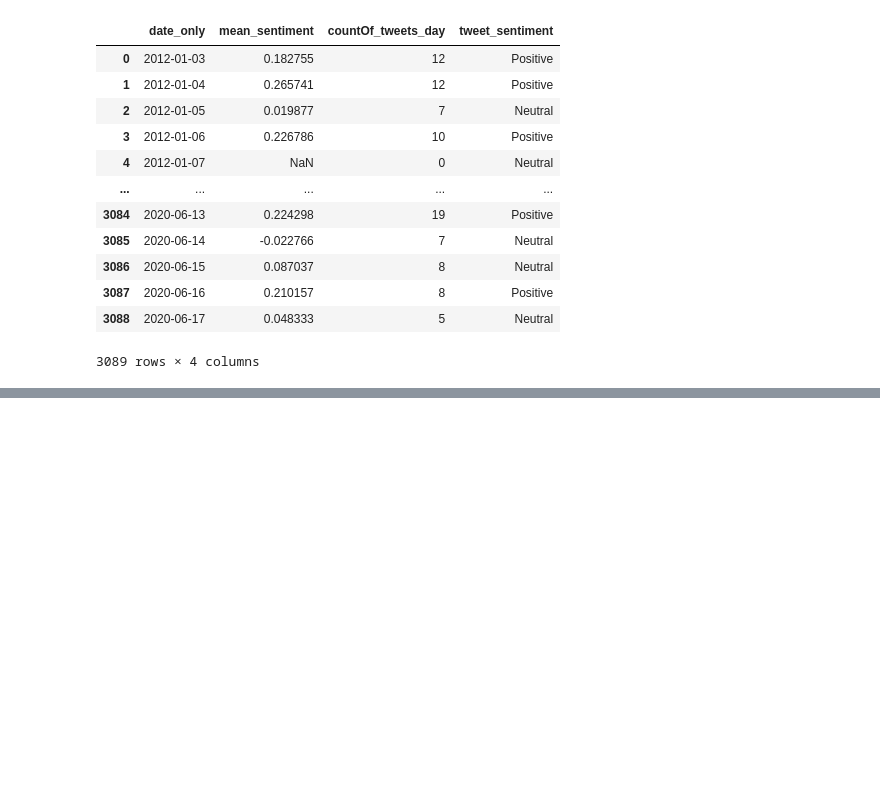
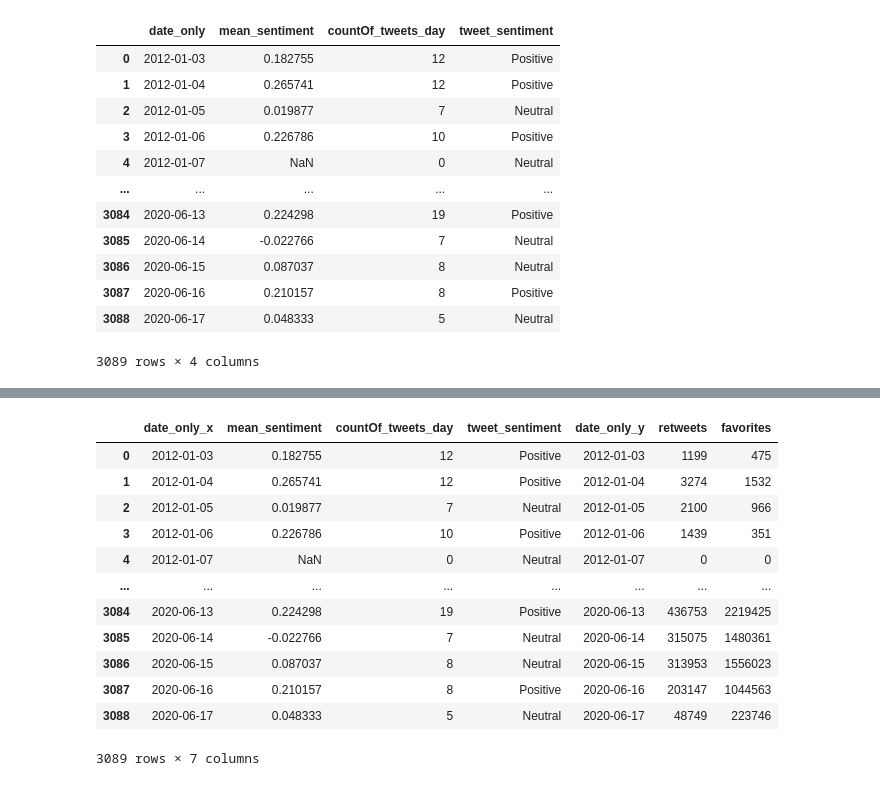
Before and after one commit to richard-gm/webServerDataViz, a Jupyter notebook: Sentimental_analysis_DonaldTrumpipynb.ipynb, the cells around one changed output, grey strips where cells are left out. Saved outputs shown, nothing was run; the diff lists cells and outputs as text; code cells hidden in the pictures; blank space fills up the shorter version.

Commit message:
retweets and likes columns added to both datasets - ipynb files updated with new code

```diff
--- a/Sentimental_analysis_DonaldTrumpipynb.ipynb
+++ b/Sentimental_analysis_DonaldTrumpipynb.ipynb
@@ -380,0 +425,4 @@ daily_df
+# %%
+#Dainly summary table with count of tweets per dar column
+retweetDaily_count = retweetsByDate.groupby(pd.Grouper(freq='1d', level='date_only')).sum()
+retweetDaily_count
@@ -380,0 +444,4 @@ daily_df
+# %%
+#Dainly summary table with count of tweets per dar column
+favoritesDaily_count = favoritesByDate.groupby(pd.Grouper(freq='1d', level='date_only')).sum()
+favoritesDaily_count
@@ -380,0 +463,3 @@ daily_df
+# %%
+ret_and_fav_summary = pd.merge(retweetDaily_count,favoritesDaily_count, left_index=True, right_index=True)
+ret_and_fav_summary
@@ -380,0 +481,3 @@ daily_df
+# %%
+ret_and_fav_summary.reset_index(level=0, inplace=True)
+ret_and_fav_summary
@@ -380,0 +498,17 @@ daily_df
+# %%
+final_summary = pd.merge(daily_df,ret_and_fav_summary, left_index=True, right_index=True)
+final_summary
+# %% [output]
+|  | date_only_x | mean_sentiment | countOf_tweets_day | tweet_sentiment | date_only_y | retweets | favorites |
+| 0 | 2012-01-03 | 0.182755 | 12 | Positive | 2012-01-03 | 1199 | 475 |
+| 1 | 2012-01-04 | 0.265741 | 12 | Positive | 2012-01-04 | 3274 | 1532 |
+| 2 | 2012-01-05 | 0.019877 | 7 | Neutral | 2012-01-05 | 2100 | 966 |
+| 3 | 2012-01-06 | 0.226786 | 10 | Positive | 2012-01-06 | 1439 | 351 |
+| 4 | 2012-01-07 | NaN | 0 | Neutral | 2012-01-07 | 0 | 0 |
+| ... | ... | ... | ... | ... | ... | ... | ... |
+| 3084 | 2020-06-13 | 0.224298 | 19 | Positive | 2020-06-13 | 436753 | 2219425 |
+| 3085 | 2020-06-14 | -0.022766 | 7 | Neutral | 2020-06-14 | 315075 | 1480361 |
+| 3086 | 2020-06-15 | 0.087037 | 8 | Neutral | 2020-06-15 | 313953 | 1556023 |
+| 3087 | 2020-06-16 | 0.210157 | 8 | Positive | 2020-06-16 | 203147 | 1044563 |
+| 3088 | 2020-06-17 | 0.048333 | 5 | Neutral | 2020-06-17 | 48749 | 223746 |
+3089 rows × 7 columns
```
Also changed, not shown: parts of 10 cells of this notebook, 3 other files.
